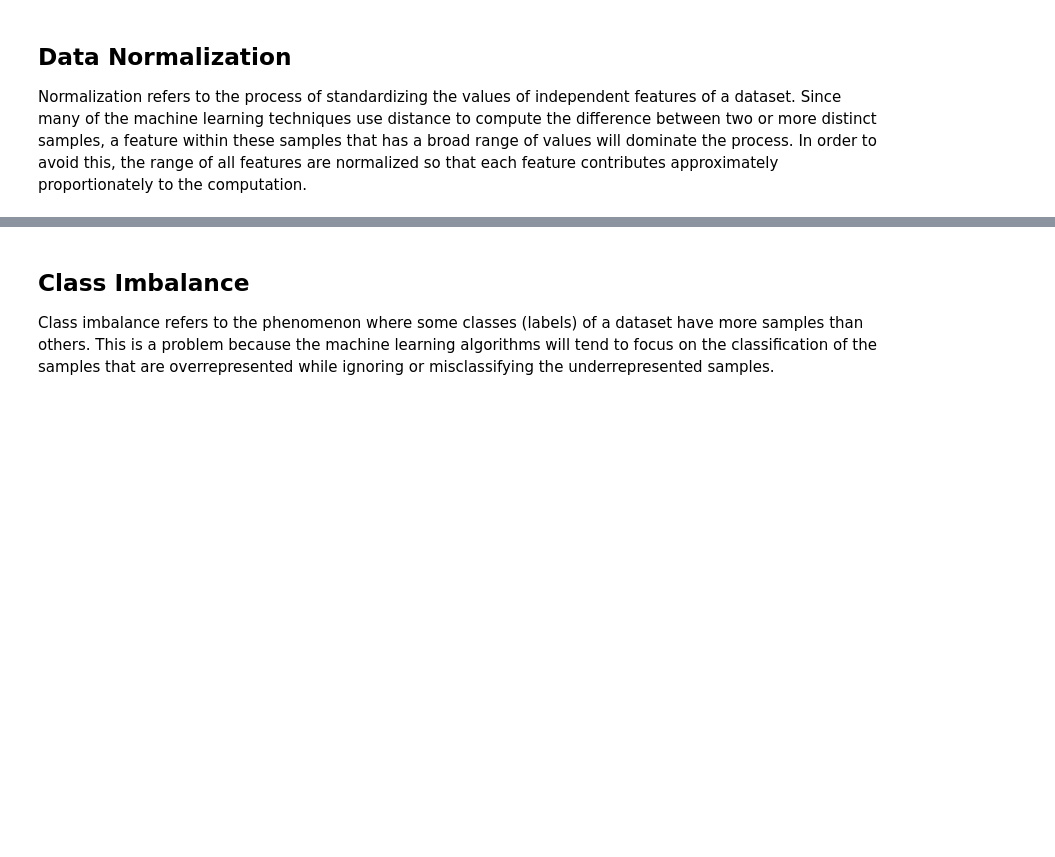
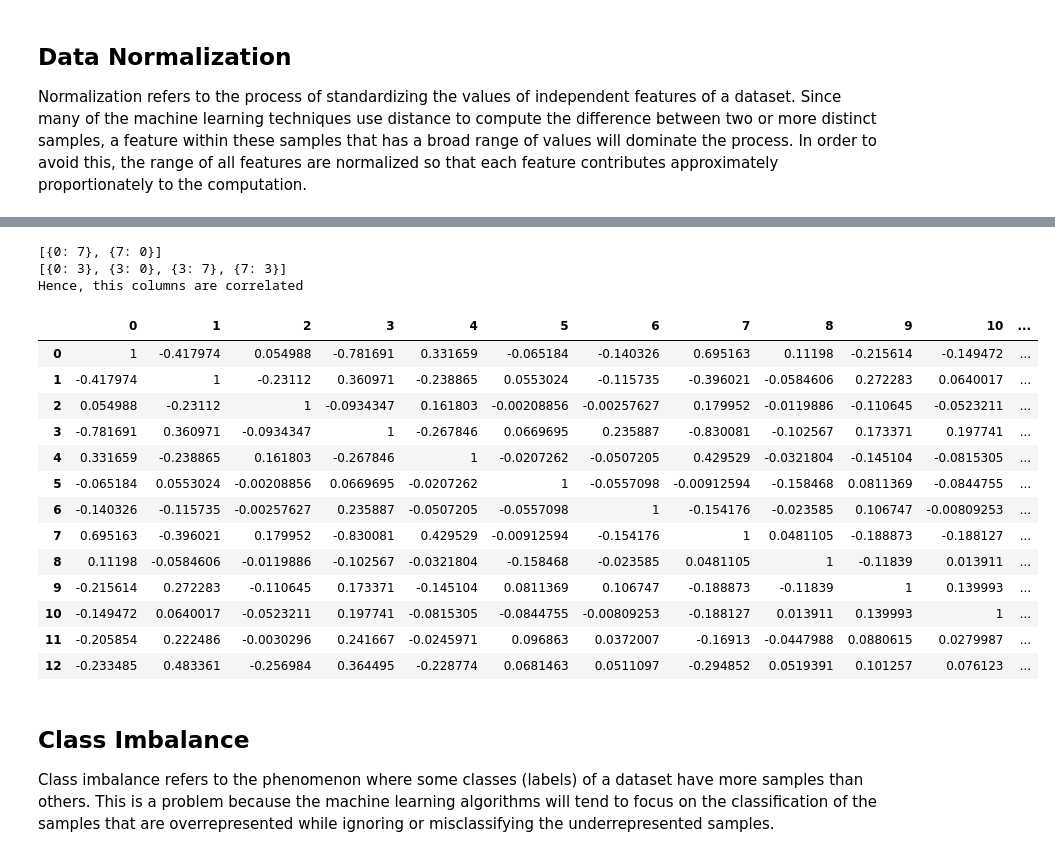
Before and after one commit to ankurshukla03/sml_project, a Jupyter notebook: songs-classification.ipynb, the cells around one changed output, grey strips where cells are left out. Saved outputs shown, nothing was run; the diff lists cells and outputs as text; code cells hidden in the pictures; blank space fills up the shorter version.

```diff
--- a/songs-classification.ipynb
+++ b/songs-classification.ipynb
@@ -73,3 +92,29 @@ all_values =  normalize(all_values, axis=1)
+# %%
+corr=pd.DataFrame(all_values).corr()
+print([{x:y} for x in range(0,12) for y in range(0,12) if corr.iloc[x,y]>0.65 and x!=y])
+print([{x:y} for x in range(0,12) for y in range(0,12) if corr.iloc[x,y]<-0.65 and x!=y])
+print("Hence, this columns are correlated")
+# %% [output]
+[{0: 7}, {7: 0}]
+[{0: 3}, {3: 0}, {3: 7}, {7: 3}]
+Hence, this columns are correlated
+# %%
+corr.style.background_gradient()
+# %% [output]
+|  | 0 | 1 | 2 | 3 | 4 | 5 | 6 | 7 | 8 | 9 | 10 | ... |
+| 0 | 1 | -0.417974 | 0.054988 | -0.781691 | 0.331659 | -0.065184 | -0.140326 | 0.695163 | 0.11198 | -0.215614 | -0.149472 | ... |
+| 1 | -0.417974 | 1 | -0.23112 | 0.360971 | -0.238865 | 0.0553024 | -0.115735 | -0.396021 | -0.0584606 | 0.272283 | 0.0640017 | ... |
+| 2 | 0.054988 | -0.23112 | 1 | -0.0934347 | 0.161803 | -0.00208856 | -0.00257627 | 0.179952 | -0.0119886 | -0.110645 | -0.0523211 | ... |
+| 3 | -0.781691 | 0.360971 | -0.0934347 | 1 | -0.267846 | 0.0669695 | 0.235887 | -0.830081 | -0.102567 | 0.173371 | 0.197741 | ... |
+| 4 | 0.331659 | -0.238865 | 0.161803 | -0.267846 | 1 | -0.0207262 | -0.0507205 | 0.429529 | -0.0321804 | -0.145104 | -0.0815305 | ... |
+| 5 | -0.065184 | 0.0553024 | -0.00208856 | 0.0669695 | -0.0207262 | 1 | -0.0557098 | -0.00912594 | -0.158468 | 0.0811369 | -0.0844755 | ... |
+| 6 | -0.140326 | -0.115735 | -0.00257627 | 0.235887 | -0.0507205 | -0.0557098 | 1 | -0.154176 | -0.023585 | 0.106747 | -0.00809253 | ... |
+| 7 | 0.695163 | -0.396021 | 0.179952 | -0.830081 | 0.429529 | -0.00912594 | -0.154176 | 1 | 0.0481105 | -0.188873 | -0.188127 | ... |
+| 8 | 0.11198 | -0.0584606 | -0.0119886 | -0.102567 | -0.0321804 | -0.158468 | -0.023585 | 0.0481105 | 1 | -0.11839 | 0.013911 | ... |
+| 9 | -0.215614 | 0.272283 | -0.110645 | 0.173371 | -0.145104 | 0.0811369 | 0.106747 | -0.188873 | -0.11839 | 1 | 0.139993 | ... |
+| 10 | -0.149472 | 0.0640017 | -0.0523211 | 0.197741 | -0.0815305 | -0.0844755 | -0.00809253 | -0.188127 | 0.013911 | 0.139993 | 1 | ... |
+| 11 | -0.205854 | 0.222486 | -0.0030296 | 0.241667 | -0.0245971 | 0.096863 | 0.0372007 | -0.16913 | -0.0447988 | 0.0880615 | 0.0279987 | ... |
+| 12 | -0.233485 | 0.483361 | -0.256984 | 0.364495 | -0.228774 | 0.0681463 | 0.0511097 | -0.294852 | 0.0519391 | 0.101257 | 0.076123 | ... |
 # %% [markdown]
 ## Class Imbalance
 
```
Also changed, not shown: parts of 11 cells of this notebook.
